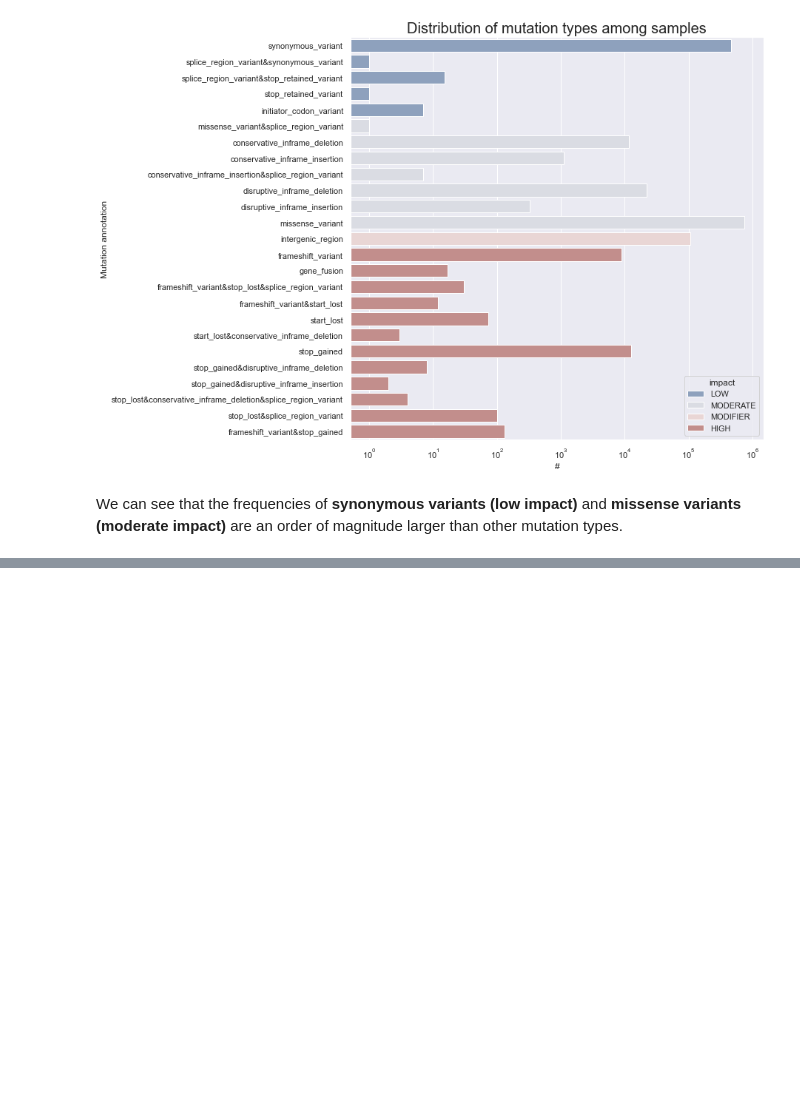
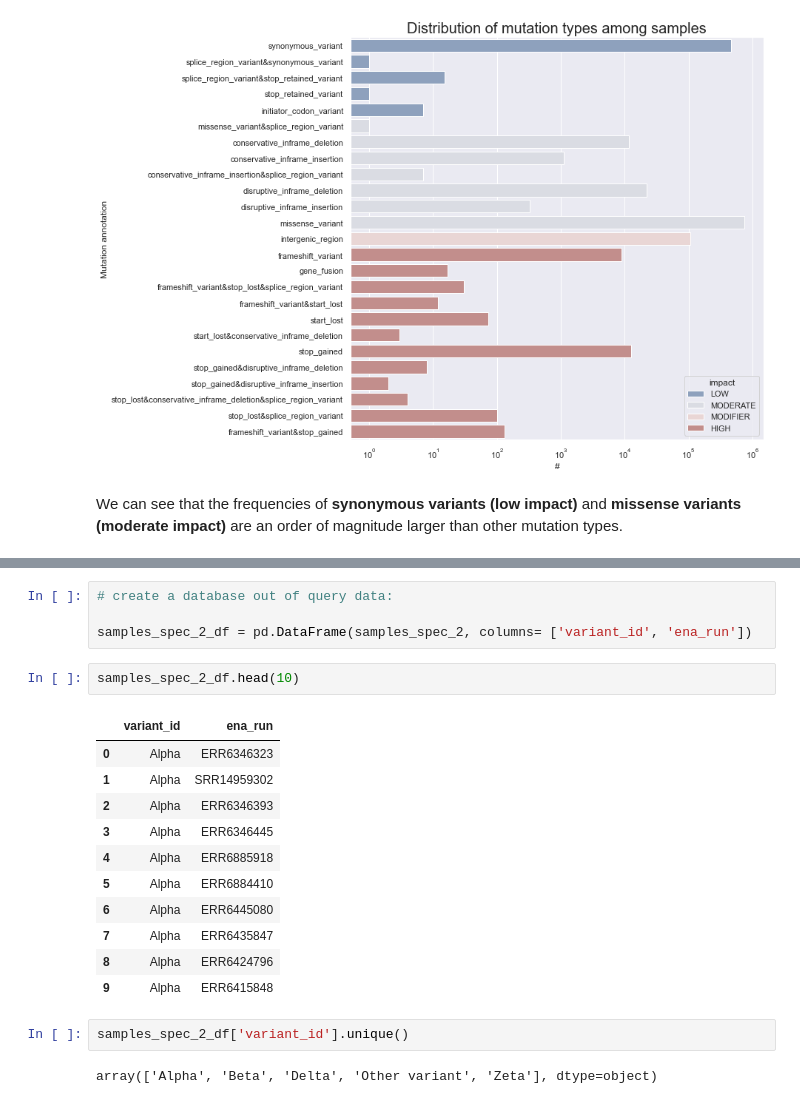
Before and after one commit to gergelytarjan/datamodels_vcf, a Jupyter notebook: sars-cov2_vcf_database_HOLUB_TARJAN_final.ipynb, the cells around one changed output, grey strips where cells are left out. Saved outputs shown, nothing was run; the diff lists cells and outputs as text; blank space fills up the shorter version.

```diff
--- a/sars-cov2_vcf_database_HOLUB_TARJAN_final.ipynb
+++ b/sars-cov2_vcf_database_HOLUB_TARJAN_final.ipynb
@@ -1831,0 +1924,22 @@ We can see that the frequencies of **synonymous variants (low impact)** and **mi
+# %%
+# create a database out of query data:
+
+samples_spec_2_df = pd.DataFrame(samples_spec_2, columns= ['variant_id', 'ena_run'])
+# %%
+samples_spec_2_df.head(10)
+# %% [output]
+|  | variant_id | ena_run |
+| 0 | Alpha | ERR6346323 |
+| 1 | Alpha | SRR14959302 |
+| 2 | Alpha | ERR6346393 |
+| 3 | Alpha | ERR6346445 |
+| 4 | Alpha | ERR6885918 |
+| 5 | Alpha | ERR6884410 |
+| 6 | Alpha | ERR6445080 |
+| 7 | Alpha | ERR6435847 |
+| 8 | Alpha | ERR6424796 |
+| 9 | Alpha | ERR6415848 |
+# %%
+samples_spec_2_df['variant_id'].unique()
+# %% [output]
+array(['Alpha', 'Beta', 'Delta', 'Other variant', 'Zeta'], dtype=object)
```
Also changed, not shown: parts of 19 cells of this notebook.
